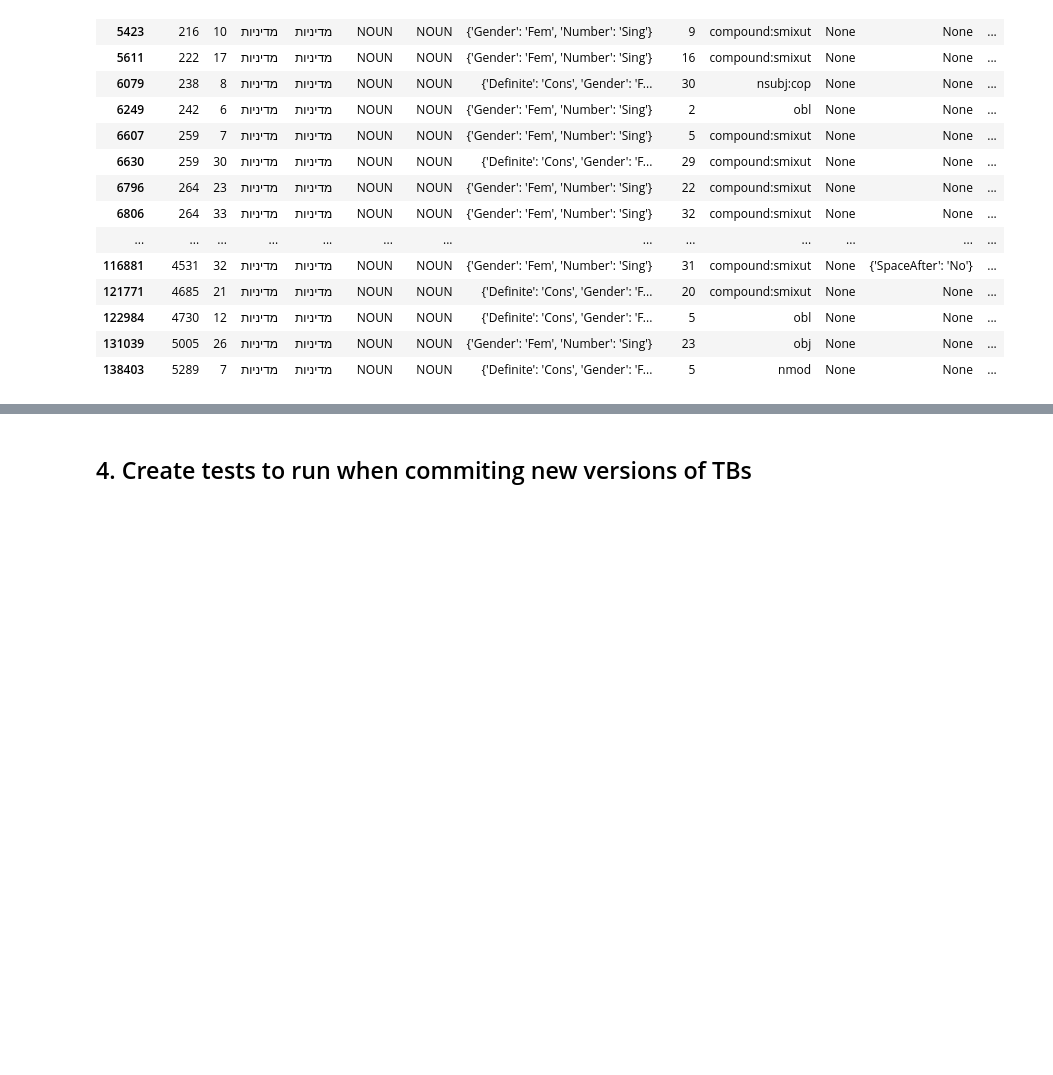
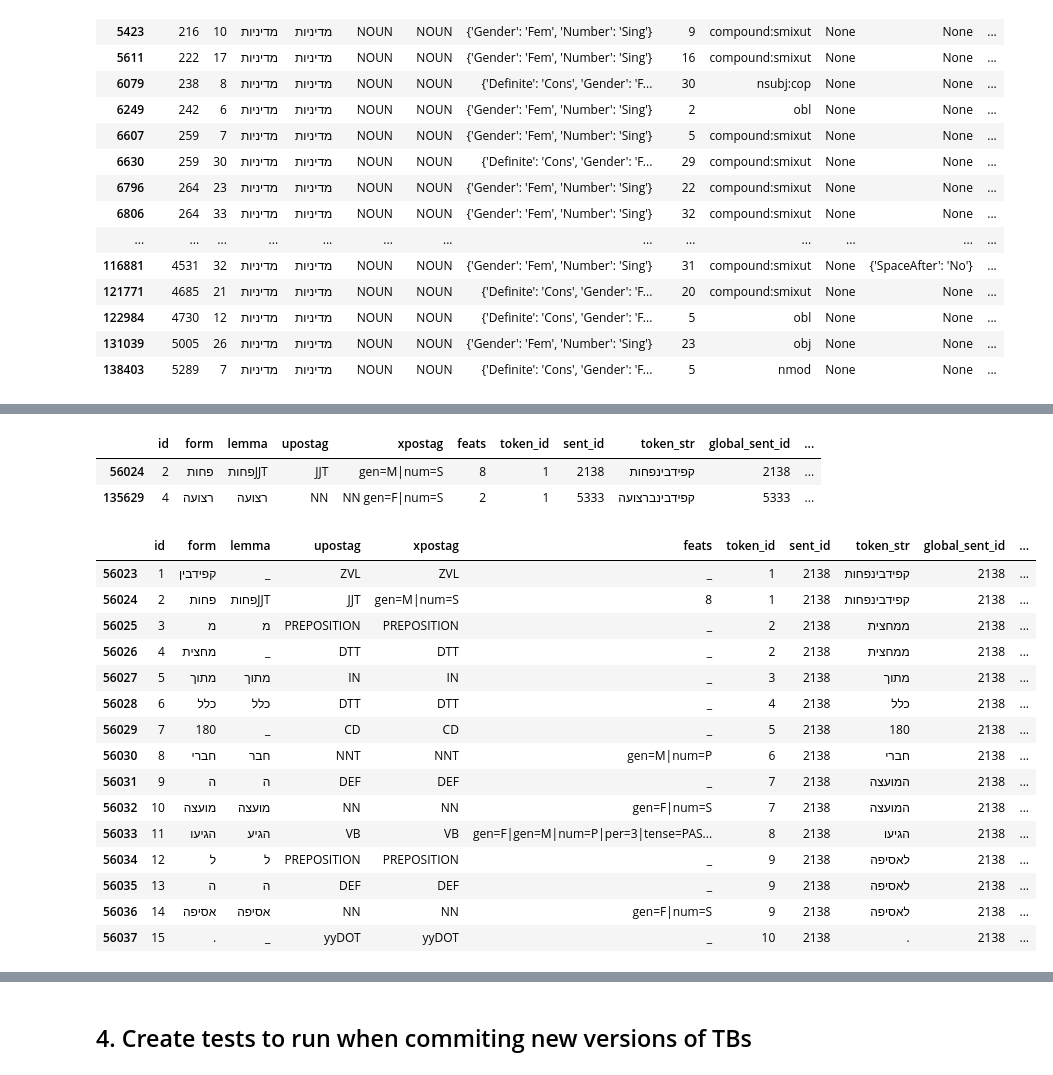
Before and after one commit to cjer/NER, a Jupyter notebook: 17_treebank_alignments.ipynb, the cells around one changed output, grey strips where cells are left out. Drawn from its saved outputs; the diff is of its cells as text; code cells hidden in the pictures; blank space fills up the shorter version.

Commit message:
add conllu output

```diff
--- a/17_treebank_alignments.ipynb
+++ b/17_treebank_alignments.ipynb
@@ -1246,3 +1246,6 @@ spdf.head()
 | 2 | 3 | מגיעים | הגיע | BN | BN | gen=M|num=P|per=A | 3 | 1 | מגיעים | 1 | ... |
 | 3 | 4 | מ | מ | PREPOSITION | PREPOSITION | _ | 4 | 1 | מתאילנד | 1 | ... |
 | 4 | 5 | תאילנד | תאילנד | NNP | NNP | _ | 4 | 1 | מתאילנד | 1 | ... |
+# %%
+spdf.loc[spdf.binyan!='---', 'feats'] = spdf.feats+'|HebBinyan='+spdf.binyan
+spdf.head()
@@ -1578,0 +1609,9 @@ uddf_fixed[uddf_fixed.form=='מדיניות']
+# %%
+sp_test_c = make_conll_df('hebtb_spmrl/test_hebtb-gold.conll')
+sp_dev_c = make_conll_df('hebtb_spmrl/dev_hebtb-gold.conll')
+sp_train_c = make_conll_df('hebtb_spmrl/train_hebtb-gold.conll')
+sp_dev_c['orig_sent'] = sp_dev_c.sent
+sp_train_c['orig_sent'] = sp_train_c.sent + 500
+sp_test_c['orig_sent'] = sp_test_c.sent + 500 + 4937
+sp_conll = pd.concat([sp_dev_c, sp_train_c, sp_test_c]).reset_index().drop('index', axis=1)
+sp_conll.head()
@@ -1578,0 +1633,2 @@ uddf_fixed[uddf_fixed.form=='מדיניות']
+# %%
+spdf_fixed[['head', 'deprel', 'deps', 'misc']] = sp_conll[['HEAD', 'DEPREL', 'DEPS', 'MISC']]
@@ -1578,0 +1664,25 @@ uddf_fixed[uddf_fixed.form=='מדיניות']
+# %%
+spdf_fixed.loc[spdf_fixed.feats.isin(['8','2'])]
+# %% [output]
+|  | id | form | lemma | upostag | xpostag | feats | token_id | sent_id | token_str | global_sent_id | ... |
+| 56024 | 2 | פחות | פחותJJT | JJT | gen=M|num=S | 8 | 1 | 2138 | קפידבינפחות | 2138 | ... |
+| 135629 | 4 | רצועה | רצועה | NN | NN gen=F|num=S | 2 | 1 | 5333 | קפידבינברצועה | 5333 | ... |
+# %%
+spdf_fixed[spdf_fixed.global_sent_id==2138]
+# %% [output]
+|  | id | form | lemma | upostag | xpostag | feats | token_id | sent_id | token_str | global_sent_id | ... |
+| 56023 | 1 | קפידבין | _ | ZVL | ZVL | _ | 1 | 2138 | קפידבינפחות | 2138 | ... |
+| 56024 | 2 | פחות | פחותJJT | JJT | gen=M|num=S | 8 | 1 | 2138 | קפידבינפחות | 2138 | ... |
+| 56025 | 3 | מ | מ | PREPOSITION | PREPOSITION | _ | 2 | 2138 | ממחצית | 2138 | ... |
+| 56026 | 4 | מחצית | _ | DTT | DTT | _ | 2 | 2138 | ממחצית | 2138 | ... |
+| 56027 | 5 | מתוך | מתוך | IN | IN | _ | 3 | 2138 | מתוך | 2138 | ... |
+| 56028 | 6 | כלל | כלל | DTT | DTT | _ | 4 | 2138 | כלל | 2138 | ... |
+| 56029 | 7 | 180 | _ | CD | CD | _ | 5 | 2138 | 180 | 2138 | ... |
+| 56030 | 8 | חברי | חבר | NNT | NNT | gen=M|num=P | 6 | 2138 | חברי | 2138 | ... |
+| 56031 | 9 | ה | ה | DEF | DEF | _ | 7 | 2138 | המועצה | 2138 | ... |
+| 56032 | 10 | מועצה | מועצה | NN | NN | gen=F|num=S | 7 | 2138 | המועצה | 2138 | ... |
+| 56033 | 11 | הגיעו | הגיע | VB | VB | gen=F|gen=M|num=P|per=3|tense=PAS... | 8 | 2138 | הגיעו | 2138 | ... |
+| 56034 | 12 | ל | ל | PREPOSITION | PREPOSITION | _ | 9 | 2138 | לאסיפה | 2138 | ... |
+| 56035 | 13 | ה | ה | DEF | DEF | _ | 9 | 2138 | לאסיפה | 2138 | ... |
+| 56036 | 14 | אסיפה | אסיפה | NN | NN | gen=F|num=S | 9 | 2138 | לאסיפה | 2138 | ... |
+| 56037 | 15 | . | _ | yyDOT | yyDOT | _ | 10 | 2138 | . | 2138 | ... |
```
Also changed, not shown: parts of 19 cells of this notebook, 4 other files.
